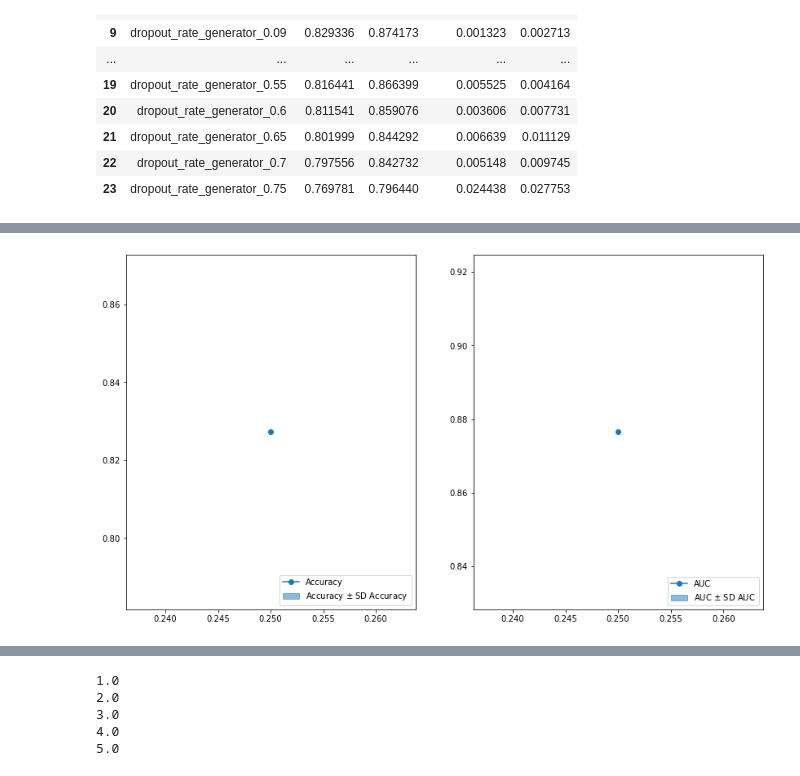
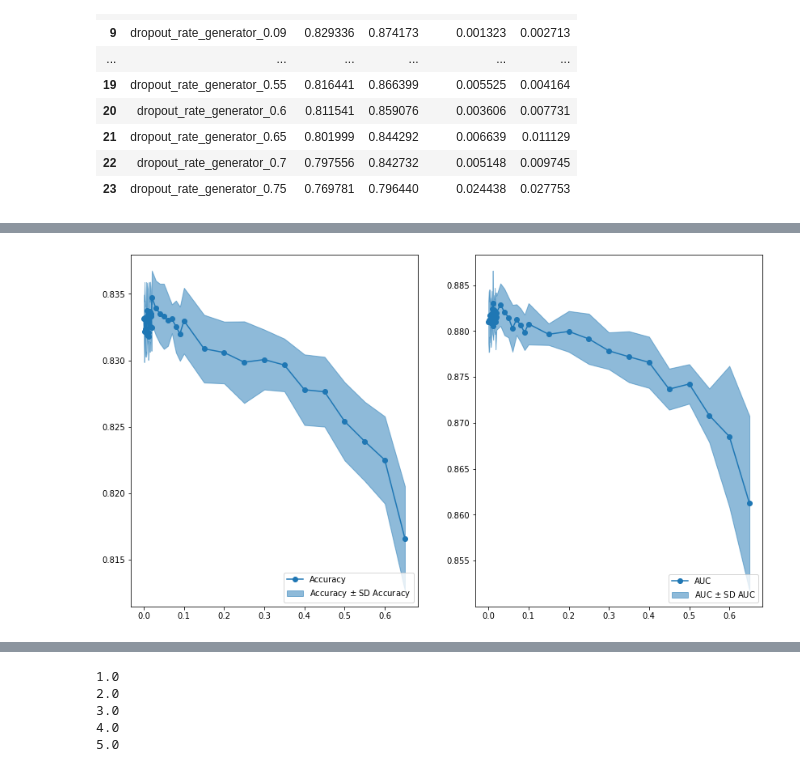
Before and after one commit to ArneRustad/Master-thesis-cf, a Jupyter notebook: scripts/tabGAN_hyperparam_tuning.ipynb, the cells around one changed output, grey strips where cells are left out. Saved outputs shown, nothing was run; the diff lists cells and outputs as text; code cells hidden in the pictures.

```diff
--- a/scripts/tabGAN_hyperparam_tuning.ipynb
+++ b/scripts/tabGAN_hyperparam_tuning.ipynb
@@ -1587,22 +1588,22 @@ helpers.hp_tuning.generate_multiple_datasets_for_multiple_hyperparameters(
 # %%
 result_dropout0_rate_critic = helpers.hp_tuning.evaluate_hyperparams_through_prediction(
     data_train=data_train,
     data_test=data_test,
     dataset_dir=const.dir.hyperparams_tuning(),
     hyperparams_vec=dropout0_rate_critic_vec,
     hyperparams_name = "dropout0_rate_critic",
     subfolder="tabGAN-qtr",
-    n_synthetic_datasets = 1,#n_synthetic_datasets_dropout0_rate_critic_comparison,
+    n_synthetic_datasets = n_synthetic_datasets_dropout0_rate_critic_comparison,
     save_dir = const.dir.images(),
     save_path = "predictive_performance_against_dropout0_rate_critic.svg",
     legend_pos="lower right",
     x_scale="linear",
     incl_comparison_folder=True,
     allow_not_complete_hp_vec=True,
     plot_separate=True
 )
 # %% [output]
-[figure, old version]
+[figure, new version]
 # %%
 result_dropout0_rate_critic
 # %% [output]
```
Also changed, not shown: parts of 13 cells of this notebook, 22 other files.
